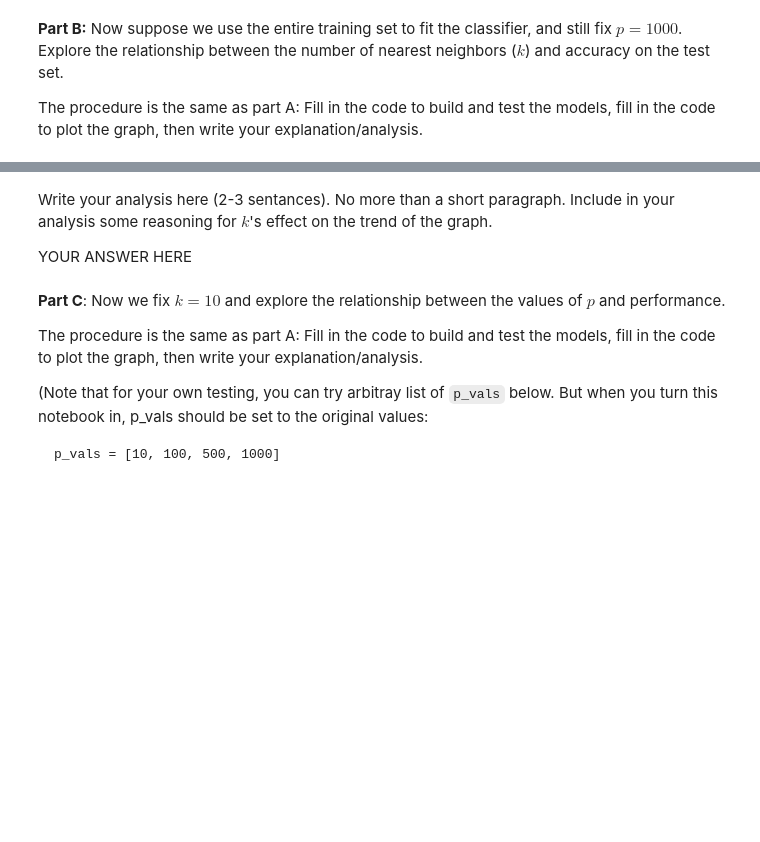
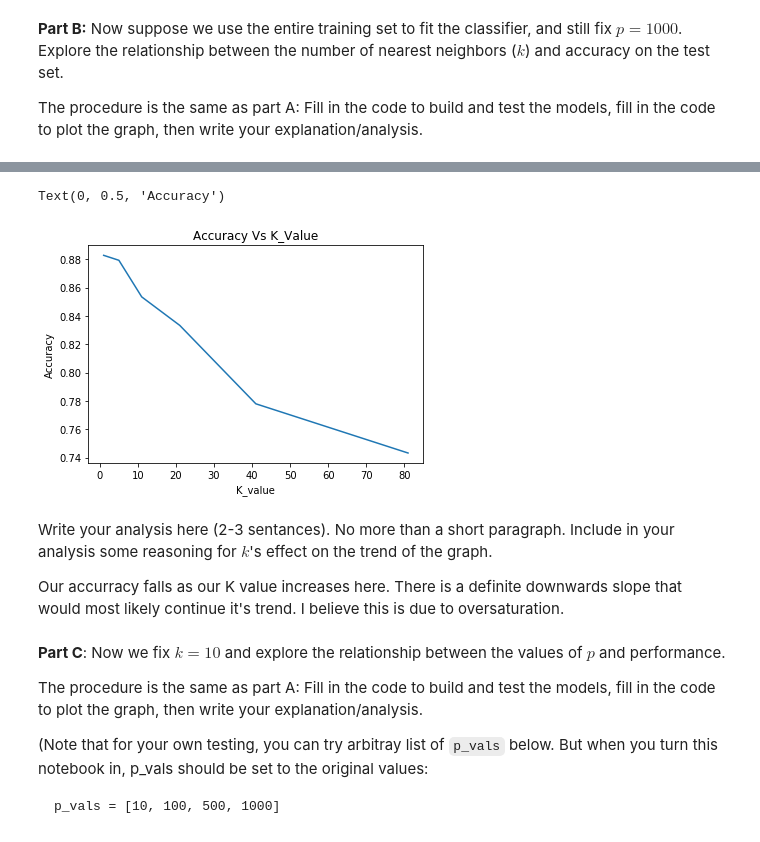
Before and after one commit to Calvin-Zikakis/Machine-Learning, a Jupyter notebook: hw1.ipynb, the cells around one changed output, grey strips where cells are left out. Cells and saved outputs as stored; diff of their text form; code cells hidden in the pictures; blank space fills up the shorter version.

```diff
--- a/hw1.ipynb
+++ b/hw1.ipynb
@@ -424,15 +460,21 @@ for k in k_vals:
 # %%
 # Plot your graph exploring the relationship between the training set size and performance for k=10, p=1000.
 # Remember that the following things are required for each graph: x/y axes labels, title, legend (if multiple data
 # series)
 
-# YOUR CODE HERE
-raise NotImplementedError()
+fig, ax = plt.subplots(1,1)
+ax.plot(list(performance_dict.keys()), list(performance_dict.values()))
+
+ax.set_title("Accuracy Vs K_Value")
+ax.set_xlabel("K_value")
+ax.set_ylabel("Accuracy")
+# %% [output]
+Text(0, 0.5, 'Accuracy')
+[figure, added]
 # %% [markdown]
 Write your analysis here (2-3 sentances). No more than a short paragraph. Include in your analysis some reasoning for $k$'s effect on the trend of the graph.
 
-
-YOUR ANSWER HERE
+Our accurracy falls as our K value increases here. There is a definite downwards slope that would most likely continue it's trend. I believe this is due to oversaturation.
 # %% [markdown]
 **Part C**: Now we fix $k=10$ and explore the relationship between the values of $p$ and performance.
 
```
Also changed, not shown: parts of 35 cells of this notebook.
